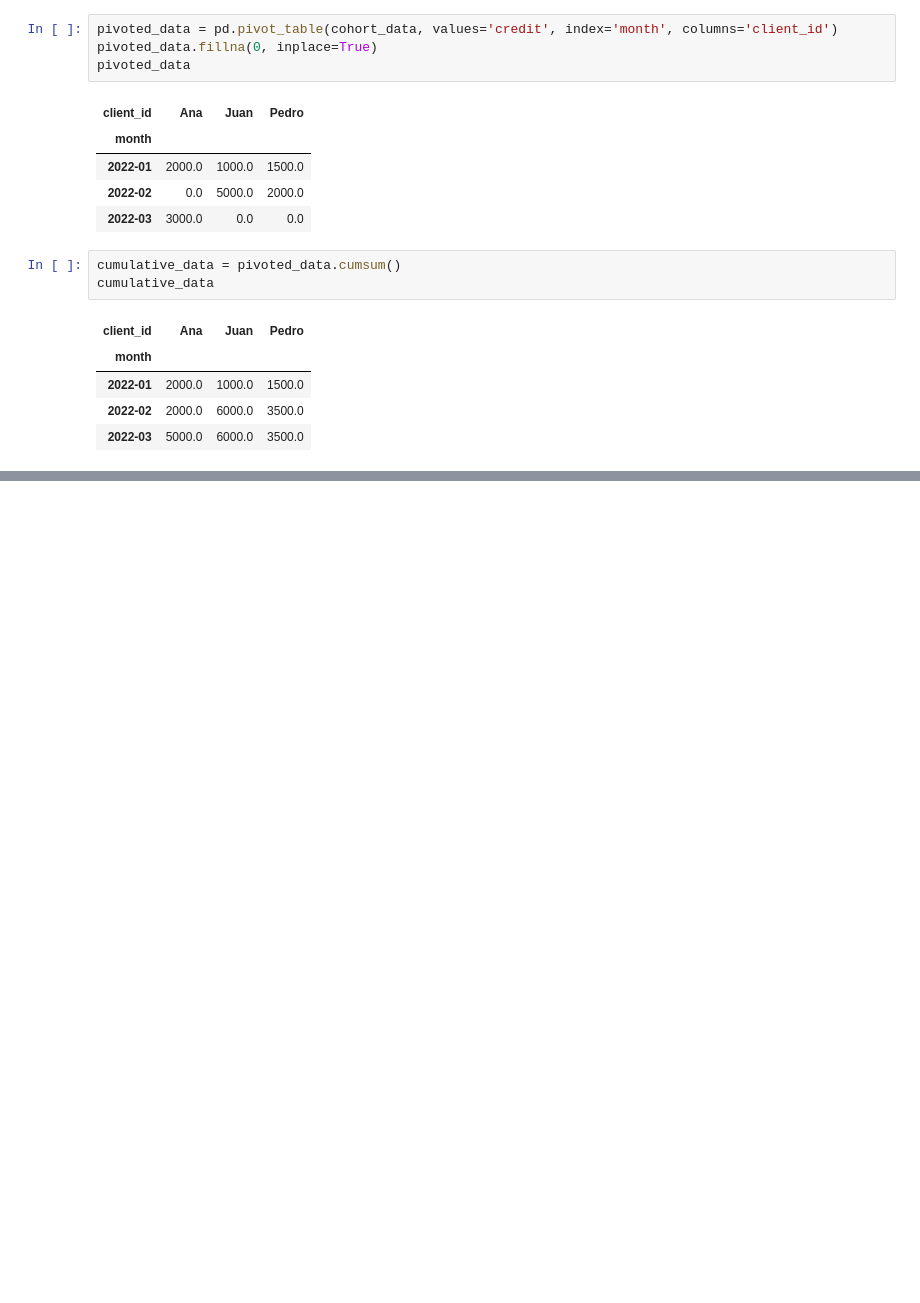
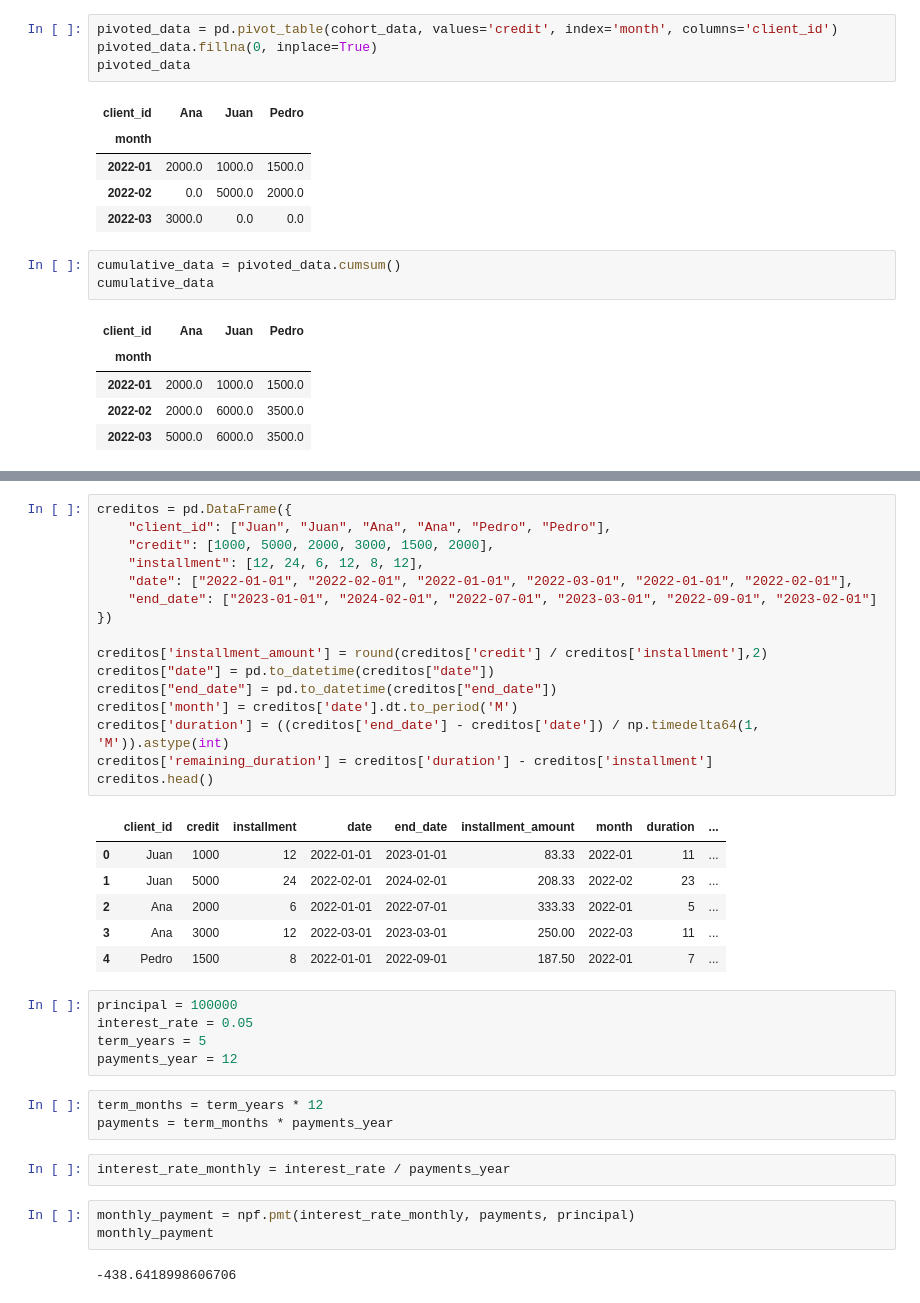
Before and after one commit to oecorrechag/Home-functions, a Jupyter notebook: agrupaciones/endeudamiento.ipynb, the cells around one changed output, grey strips where cells are left out. Saved outputs shown, nothing was run; the diff lists cells and outputs as text; blank space fills up the shorter version.

```diff
--- a/agrupaciones/endeudamiento.ipynb
+++ b/agrupaciones/endeudamiento.ipynb
@@ -147,0 +190,38 @@ cumulative_data
+# %%
+creditos = pd.DataFrame({
+    "client_id": ["Juan", "Juan", "Ana", "Ana", "Pedro", "Pedro"],
+    "credit": [1000, 5000, 2000, 3000, 1500, 2000],
+    "installment": [12, 24, 6, 12, 8, 12],
+    "date": ["2022-01-01", "2022-02-01", "2022-01-01", "2022-03-01", "2022-01-01", "2022-02-01"],
+    "end_date": ["2023-01-01", "2024-02-01", "2022-07-01", "2023-03-01", "2022-09-01", "2023-02-01"]
+})
+
+creditos['installment_amount'] = round(creditos['credit'] / creditos['installment'],2)
+creditos["date"] = pd.to_datetime(creditos["date"])
+creditos["end_date"] = pd.to_datetime(creditos["end_date"])
+creditos['month'] = creditos['date'].dt.to_period('M')
+creditos['duration'] = ((creditos['end_date'] - creditos['date']) / np.timedelta64(1, 'M')).astype(int)
+creditos['remaining_duration'] = creditos['duration'] - creditos['installment']
+creditos.head()
+# %% [output]
+|  | client_id | credit | installment | date | end_date | installment_amount | month | duration | ... |
+| 0 | Juan | 1000 | 12 | 2022-01-01 | 2023-01-01 | 83.33 | 2022-01 | 11 | ... |
+| 1 | Juan | 5000 | 24 | 2022-02-01 | 2024-02-01 | 208.33 | 2022-02 | 23 | ... |
+| 2 | Ana | 2000 | 6 | 2022-01-01 | 2022-07-01 | 333.33 | 2022-01 | 5 | ... |
+| 3 | Ana | 3000 | 12 | 2022-03-01 | 2023-03-01 | 250.00 | 2022-03 | 11 | ... |
+| 4 | Pedro | 1500 | 8 | 2022-01-01 | 2022-09-01 | 187.50 | 2022-01 | 7 | ... |
+# %%
+principal = 100000
+interest_rate = 0.05
+term_years = 5
+payments_year = 12
+# %%
+term_months = term_years * 12
+payments = term_months * payments_year
+# %%
+interest_rate_monthly = interest_rate / payments_year
+# %%
+monthly_payment = npf.pmt(interest_rate_monthly, payments, principal)
+monthly_payment
+# %% [output]
+-438.6418998606706
```
Also changed, not shown: parts of 8 cells of this notebook, 2 other files.
